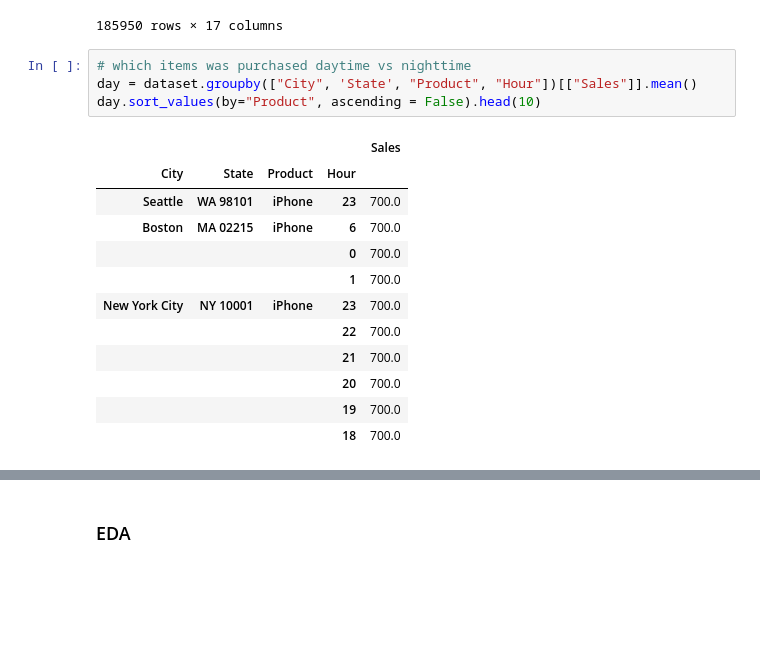
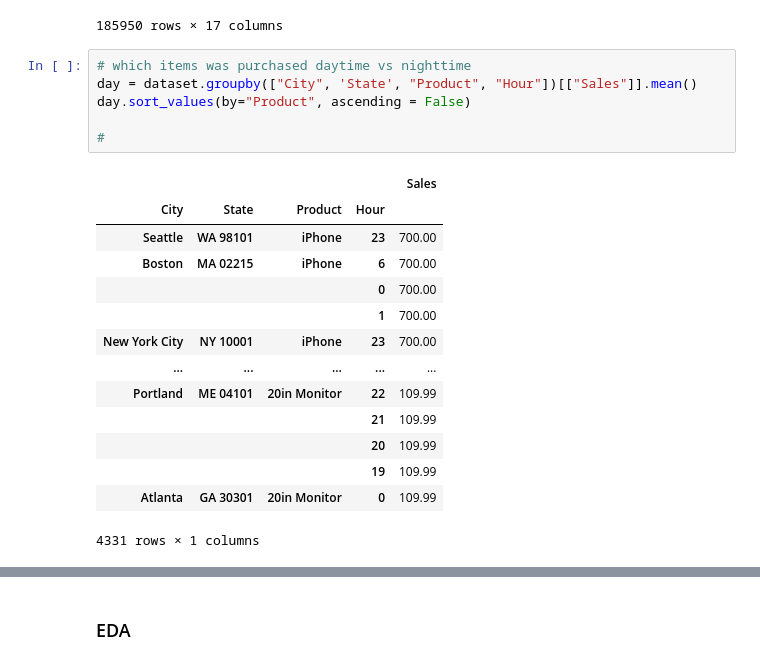
Before and after one commit to Kyl67899/Meriskill_Data_Analysis_intern, a Jupyter notebook: Sales/sales.ipynb, the cells around one changed output, grey strips where cells are left out. Saved outputs shown, nothing was run; the diff lists cells and outputs as text; blank space fills up the shorter version.

```diff
--- a/Sales/sales.ipynb
+++ b/Sales/sales.ipynb
@@ -224,17 +228,21 @@ dataset
 # %%
 # which items was purchased daytime vs nighttime
 day = dataset.groupby(["City", 'State', "Product", "Hour"])[["Sales"]].mean()
-day.sort_values(by="Product", ascending = False).head(10)
+day.sort_values(by="Product", ascending = False)
+
+#
 # %% [output]
 |  |  |  |  | Sales |
 | City | State | Product | Hour |  |
-| Seattle | WA 98101 | iPhone | 23 | 700.0 |
-| Boston | MA 02215 | iPhone | 6 | 700.0 |
-|  |  |  | 0 | 700.0 |
-|  |  |  | 1 | 700.0 |
-| New York City | NY 10001 | iPhone | 23 | 700.0 |
-|  |  |  | 22 | 700.0 |
-|  |  |  | 21 | 700.0 |
-|  |  |  | 20 | 700.0 |
-|  |  |  | 19 | 700.0 |
-|  |  |  | 18 | 700.0 |
+| Seattle | WA 98101 | iPhone | 23 | 700.00 |
+| Boston | MA 02215 | iPhone | 6 | 700.00 |
+|  |  |  | 0 | 700.00 |
+|  |  |  | 1 | 700.00 |
+| New York City | NY 10001 | iPhone | 23 | 700.00 |
+| ... | ... | ... | ... | ... |
+| Portland | ME 04101 | 20in Monitor | 22 | 109.99 |
+|  |  |  | 21 | 109.99 |
+|  |  |  | 20 | 109.99 |
+|  |  |  | 19 | 109.99 |
+| Atlanta | GA 30301 | 20in Monitor | 0 | 109.99 |
+4331 rows × 1 columns
```
Also changed, not shown: parts of 4 cells of this notebook, 2 other files.
